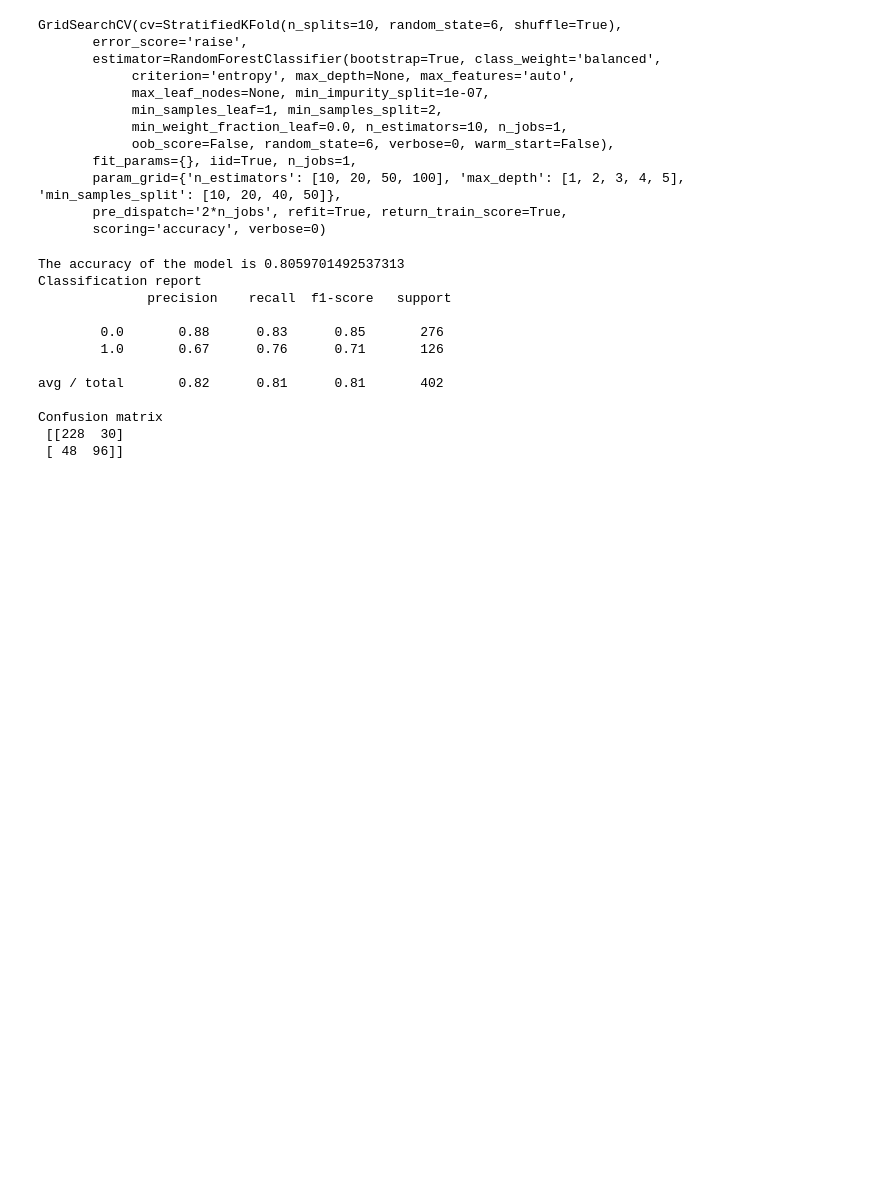
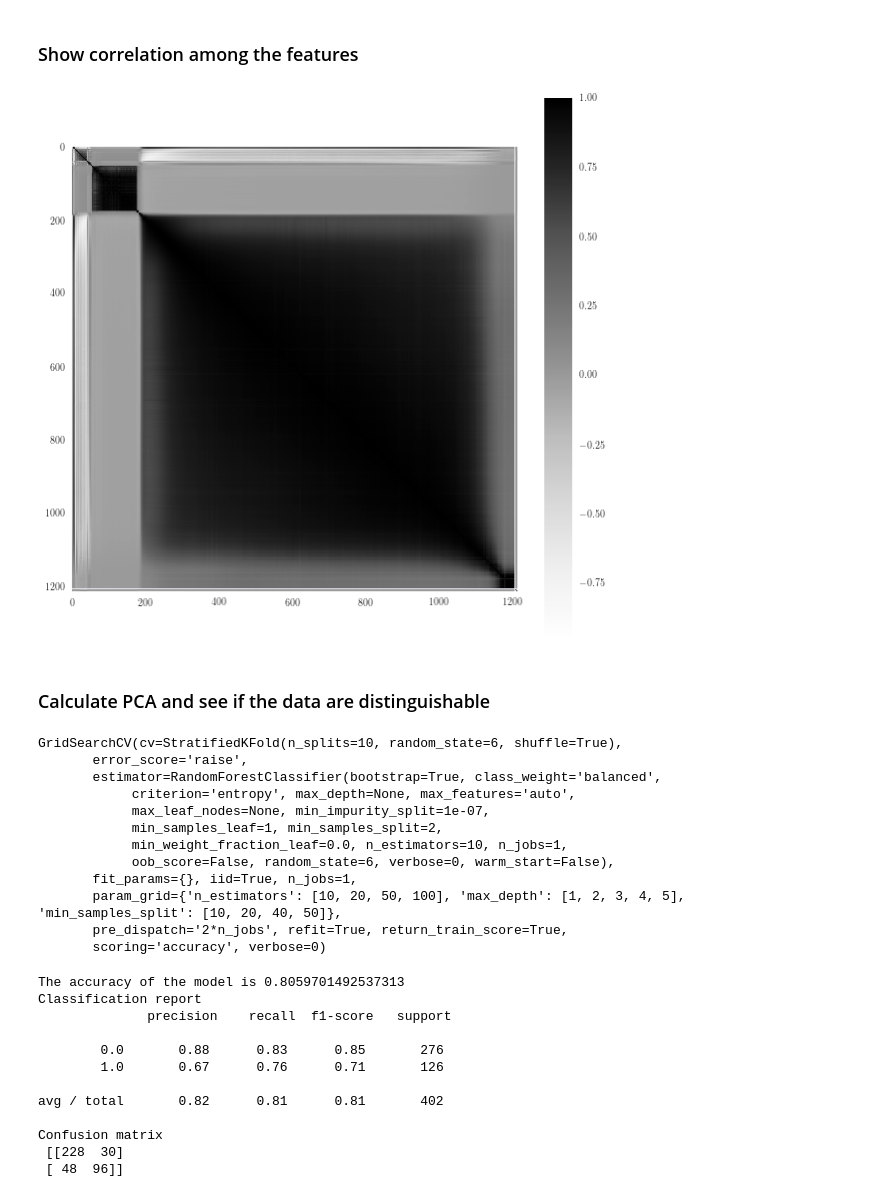
Before and after one commit to msahamed/machine_learning_earthquakes-nuclear-explosion, a Jupyter notebook: Codes/classify_earthquakes.ipynb, the cells around one changed output. Cells and saved outputs as stored; diff of their text form; code cells hidden in the pictures; blank space fills up the shorter version.

```diff
--- a/Codes/classify_earthquakes.ipynb
+++ b/Codes/classify_earthquakes.ipynb
@@ -21,0 +66,12 @@ np.random.seed(random_state)
+# %% [markdown]
+### Show correlation among the features
+# %%
+plt.figure(figsize=(10, 10))
+plt.imshow(df.corr())
+plt.colorbar()
+plt.grid('off')
+plt.show()
+# %% [output]
+[figure, added]
+# %% [markdown]
+### Calculate PCA and see if the data are distinguishable
```
Also changed, not shown: parts of 13 cells of this notebook, 2 other files.
